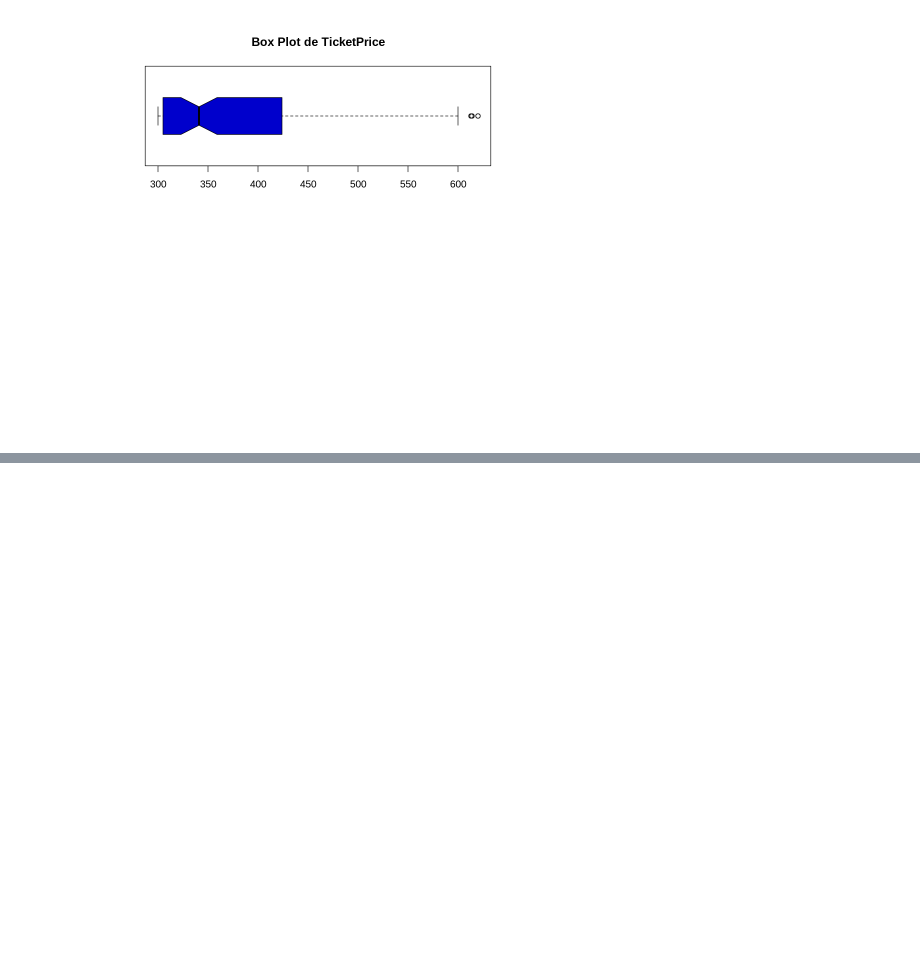
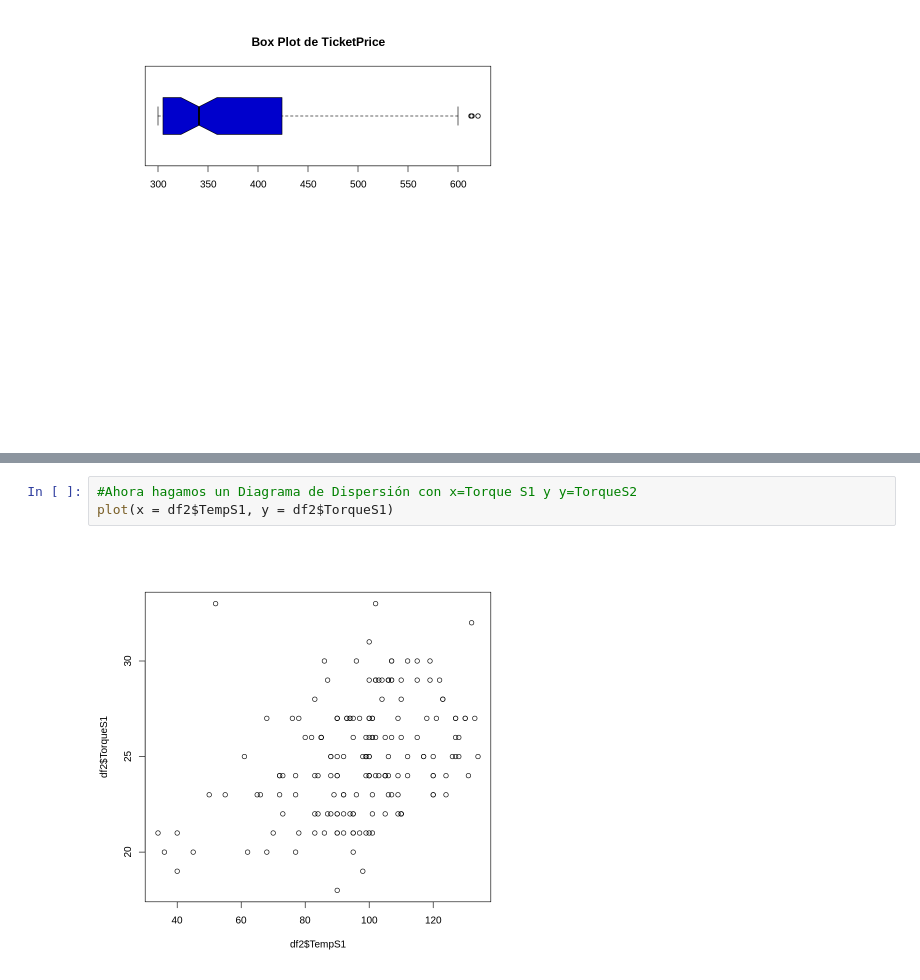
Before and after one commit to DeaAnalytics/univ-workshop, a Jupyter notebook: notebooks/R/Sesion2.ipynb, the cells around one changed output, grey strips where cells are left out. Cells and saved outputs as stored; diff of their text form; blank space fills up the shorter version.

```diff
--- a/notebooks/R/Sesion2.ipynb
+++ b/notebooks/R/Sesion2.ipynb
@@ -107,0 +138,5 @@ par(mfrow = c(1,1))
+# %%
+#Ahora hagamos un Diagrama de Dispersión con x=Torque S1 y y=TorqueS2
+plot(x = df2$TempS1, y = df2$TorqueS1)
+# %% [output]
+[figure, added]
```
Also changed, not shown: parts of 9 cells of this notebook.
